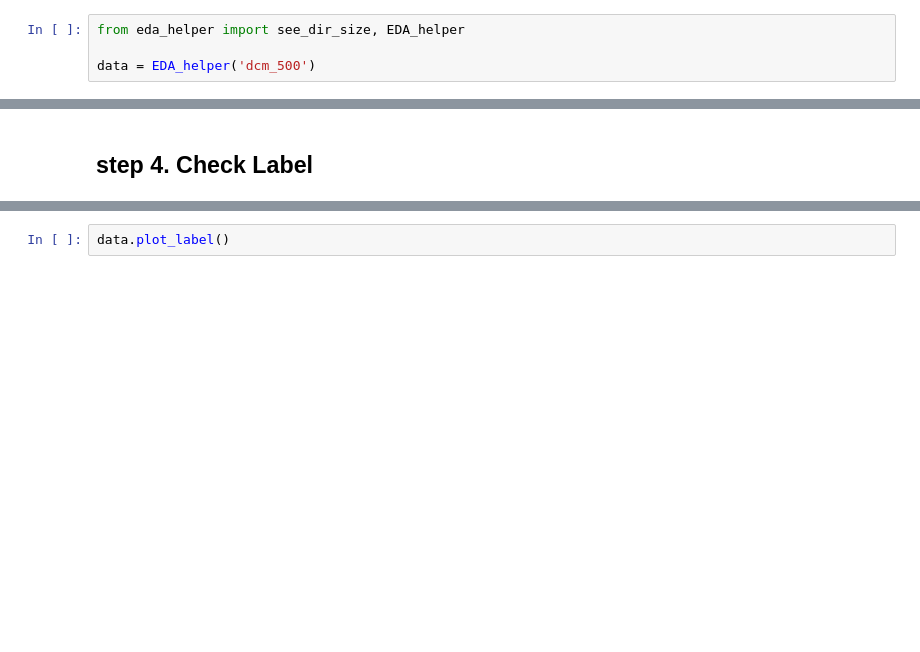
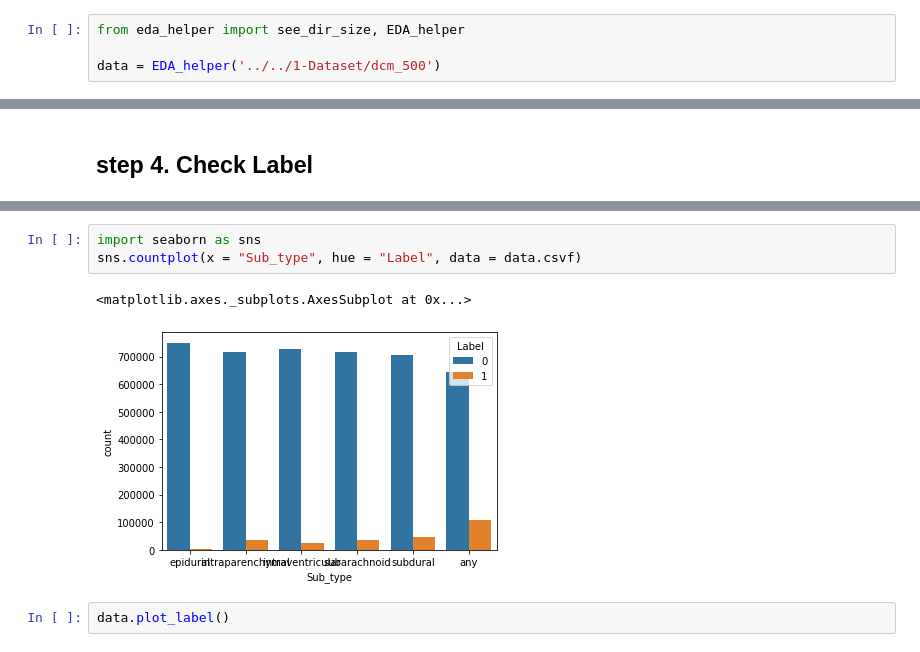
Before and after one commit to yebiny/Diagnosis-brain-CTimages, a Jupyter notebook: 2-EDA/tutorial/eda_tutorial.ipynb, the cells around one changed output, grey strips where cells are left out. Cells and saved outputs as stored; diff of their text form; blank space fills up the shorter version.

```diff
--- a/2-EDA/tutorial/eda_tutorial.ipynb
+++ b/2-EDA/tutorial/eda_tutorial.ipynb
@@ -1,4 +1,4 @@
 # %%
 from eda_helper import see_dir_size, EDA_helper
 
-data = EDA_helper('dcm_500')
+data = EDA_helper('../../1-Dataset/dcm_500')
@@ -61,3 +76,9 @@ data.show_imgs(windowed_imgs)
+# %%
+import seaborn as sns
+sns.countplot(x = "Sub_type", hue = "Label", data = data.csvf)
+# %% [output]
+<matplotlib.axes._subplots.AxesSubplot at 0x...>
+[figure, added]
 # %%
 data.plot_label()
 # %% [output]
```
Also changed, not shown: parts of 5 cells of this notebook, 1 other file.
